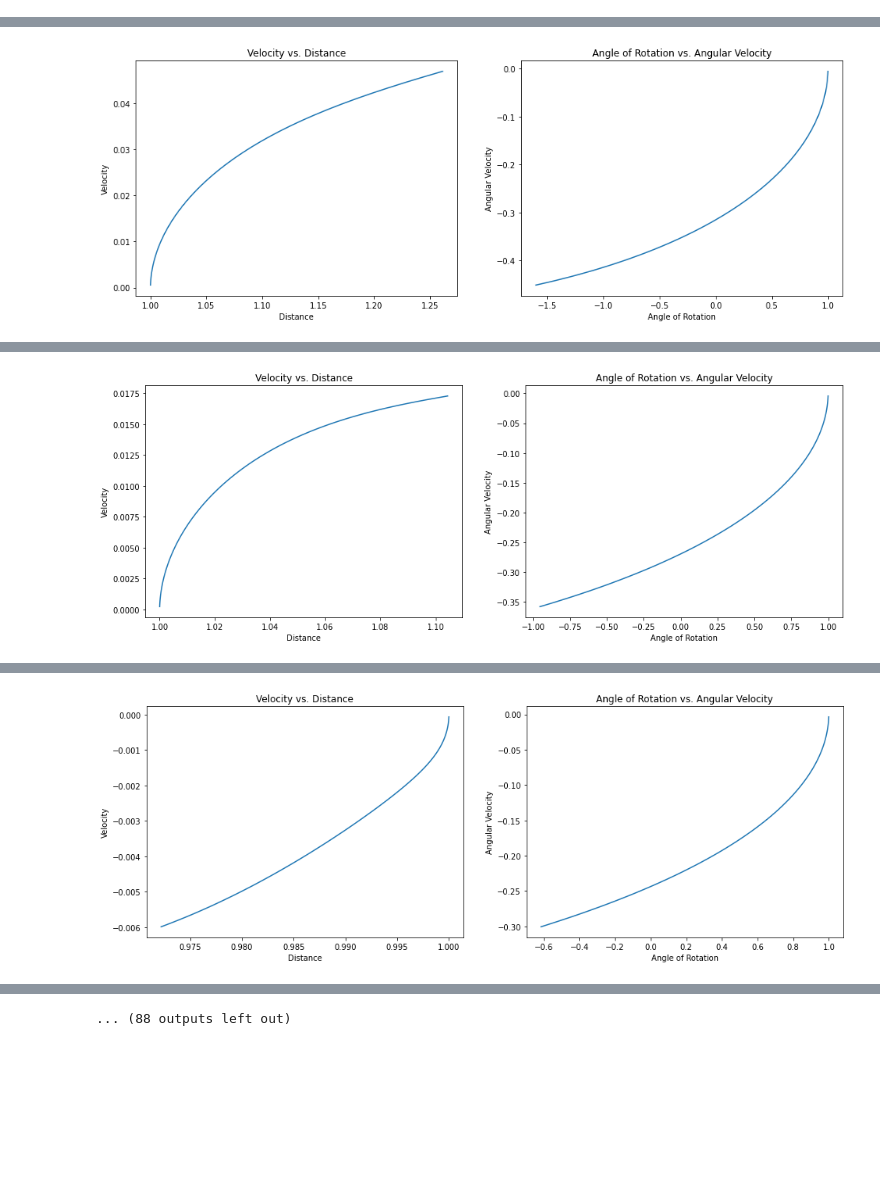
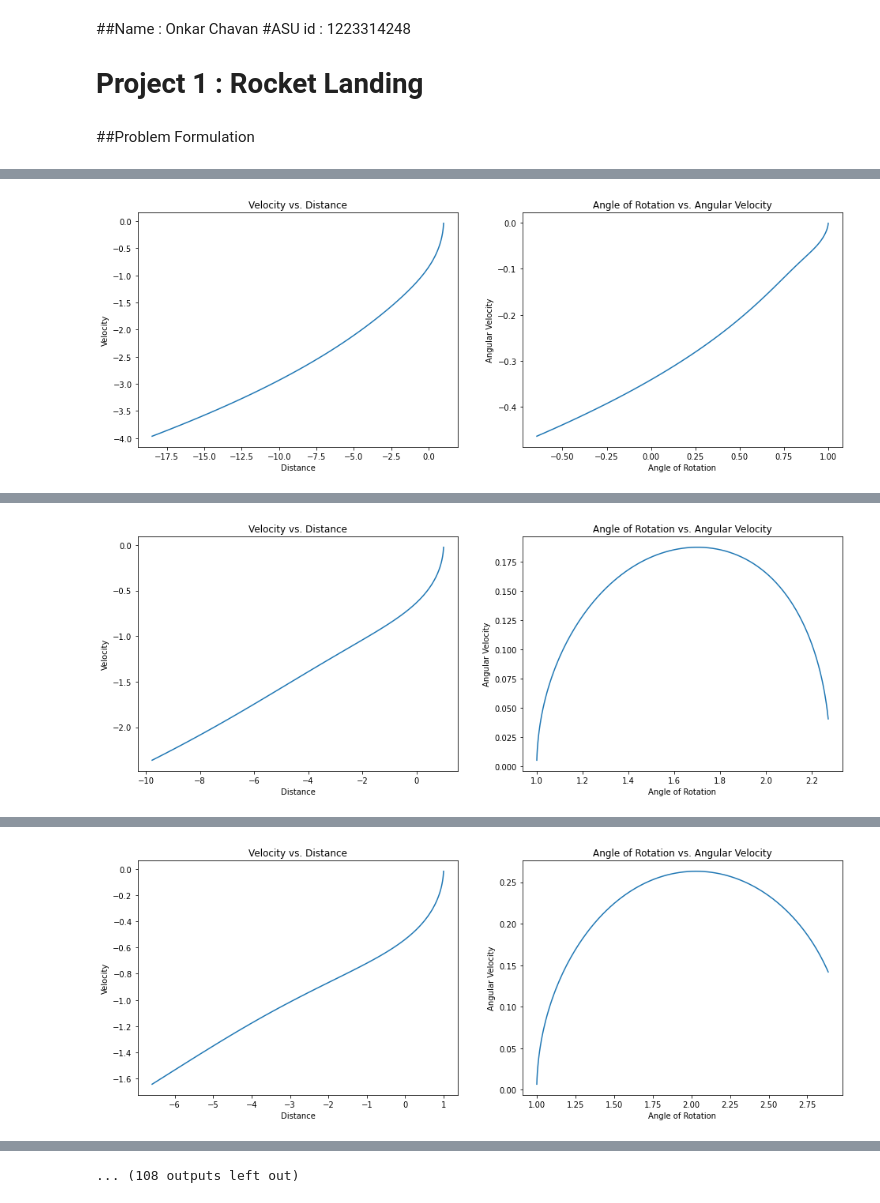
Before and after one commit to onkardc/DesignOptimization2021Fall, a Jupyter notebook: Project_1.ipynb, the cells around one changed output, grey strips where cells are left out. Drawn from its saved outputs; the diff is of its cells as text; code cells hidden in the pictures; blank space fills up the shorter version.

Commit message:
Tried adding drag to the equation, will improve on it later

```diff
--- a/Project_1.ipynb
+++ b/Project_1.ipynb
@@ -1,5 +1,11 @@
 # %% [markdown]
 <a href="https://colab.research.google.com/github/onkardc/DesignOptimization2021Fall/blob/main/Project_1.ipynb" target="_parent"><img src="https://colab.research.google.com/assets/colab-badge.svg" alt="Open In Colab"/></a>
+# %% [markdown]
+##Name : Onkar Chavan
+#ASU id : 1223314248
+# Project 1 : Rocket Landing
+# %% [markdown]
+##Problem Formulation
 # %%
 #Overhead
 
@@ -20,7 +26,7 @@ logger = logging.getLogger(__name__)
 
 FRAME_TIME = 0.1  # time interval
 GRAVITY_ACCEL = 0.12  # gravity constant
-BOOST_ACCEL = 0.18  # thrust constant
+BOOST_ACCEL = 1  # thrust constant
 ROTATION_ACCEL = 0.5  # rotation constant (rotation of rocket w.r.t. to vertical)
 SIDE_THRUST = 1 # side thrust constant
 
@@ -50,7 +56,19 @@ class Dynamics(nn.Module):
         state[2] = ang_of_rotation
         state[3] = ang_velocity
         """
-
+        """
+        Drag force = 0.5 * Cd * density * (velocity^2) * A
+        Cd = drag coefficient = 0.75
+        density = density of gas (Air) 1.229kg/cu.m.
+        velocity = delta_state (assuming velocity as 58 m/s)
+        A  = cross sectional area = (pi * 3.8 * 3.8)
+        Mass of rocket(assuming weight of falcon 9) = 54400 kg
+        Drag Force = 0.5 * 0.75 * 1.229 * (58^2) * 45.3646 = 70332.5273
+        Decelaration due to drag = (Drag Force - Mass of rocket)/(Mass of rocket) = 0.2929
+        Resultant acceleration = Thrust + decelaration due to drag = 1 + 0.2929 = 0.7729
+        """
+        DRAG_DECEL = 0.2929
+        RES_ACCEL = BOOST_ACCEL + DRAG_DECEL
         # Apply gravity
         # Note: Here gravity is used to change velocity which is the second element of the state vector
         # Normally, we would do x[1] = x[1] + gravity * delta_time
@@ -60,11 +78,11 @@ class Dynamics(nn.Module):
 
         # Thrust
         # Note: Same reason as above. Need a 4-by-1 tensor.
-        delta_state = BOOST_ACCEL * FRAME_TIME * t.tensor([0., -1., 0., 0.]) * action[1] # Modified
+        delta_state = RES_ACCEL * FRAME_TIME * t.tensor([0., -1., 0., 0.]) * action[1] # Modified
 
         # Update rotation of rocket w.r.t. to vertical
         # Note: Same reason as above. Need a 4-by-1 tensor.
-        delta_rotation_ang = t.tensor([0., 0., 0., ROTATION_ACCEL * FRAME_TIME]) # Modified
+        delta_rotation_ang = ROTATION_ACCEL * FRAME_TIME * t.tensor([0., 0., 0., 1.]) # Modified
 
         # Update side thrust
         # Note: Same reason as above. Need a 4-by-1 tensor.
@@ -205,5 +223,5 @@ d = Dynamics()  # define dynamics
 c = Controller(dim_input, dim_hidden, dim_output)  # define controller
 s = Simulation(c, d, T)  # define simulation
 o = Optimize(s)  # define optimizer
-o.train(50)  # solve the optimization problem
+o.train(60)  # solve the optimization problem
 # %% [output]
@@ -211 +229 @@ o.train(50)  # solve the optimization problem
-[figure, old version]
+[figure, new version]
@@ -213 +231 @@ o.train(50)  # solve the optimization problem
-[figure, old version]
+[figure, new version]
@@ -215 +233 @@ o.train(50)  # solve the optimization problem
-[figure, old version]
+[figure, new version]
@@ -222 +240 @@ o.train(50)  # solve the optimization problem
-... (88 outputs left out)
+... (108 outputs left out)
```
Also changed, not shown: parts of 1 cell of this notebook.
